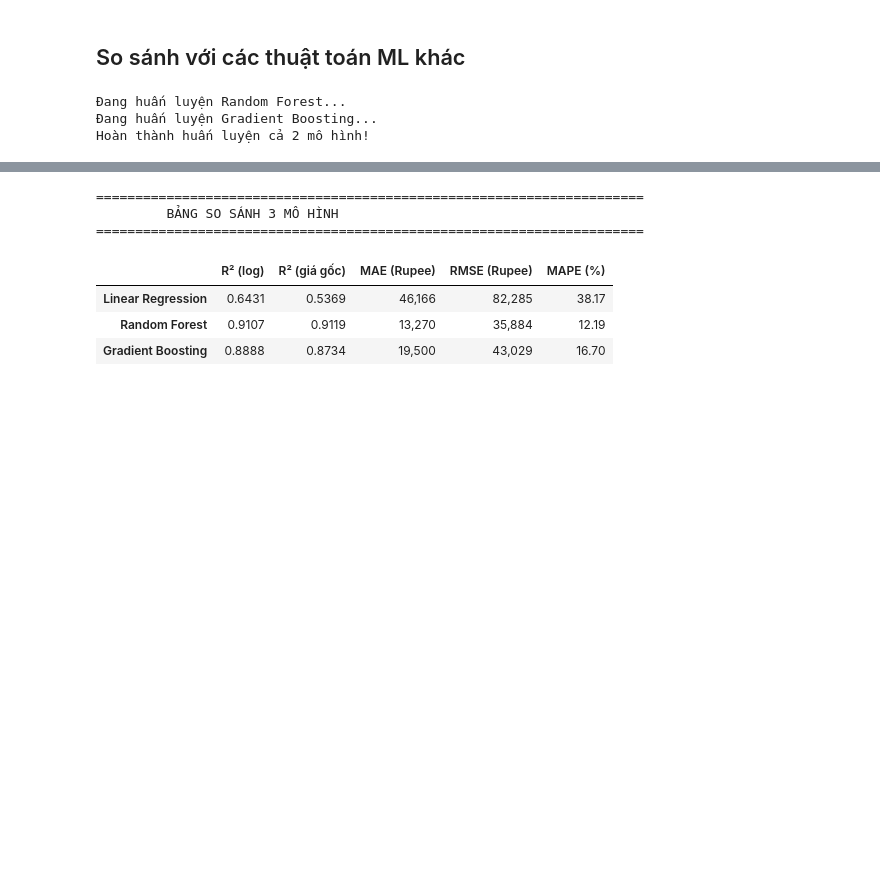
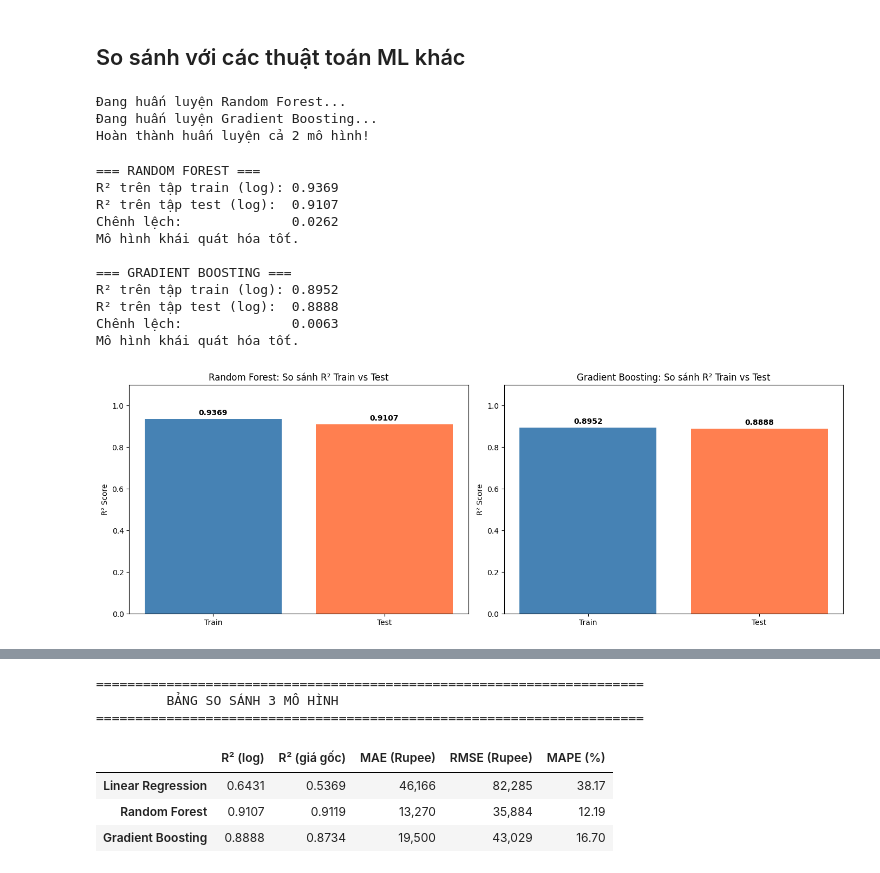
Before and after one commit to vyvy31082004/House-Price-Prediction, a Jupyter notebook: final.ipynb, the cells around one changed output, grey strips where cells are left out. Saved outputs shown, nothing was run; the diff lists cells and outputs as text; code cells hidden in the pictures; blank space fills up the shorter version.

```diff
--- a/final.ipynb
+++ b/final.ipynb
@@ -1030,3 +1030,70 @@ print("Hoàn thành huấn luyện cả 2 mô hình!")
 Đang huấn luyện Random Forest...
 Đang huấn luyện Gradient Boosting...
 Hoàn thành huấn luyện cả 2 mô hình!
+# %%
+# Đánh giá Overfitting cho Random Forest và Gradient Boosting
+
+# 1. Random Forest
+rf_train_pred_log = rf_model.predict(X_train_scaled)
+r2_train_rf = r2_score(y_train, rf_train_pred_log)
+r2_test_rf = r2_score(y_test, rf_pred_log)
+
+# 2. Gradient Boosting
+gb_train_pred_log = gb_model.predict(X_train_scaled)
+r2_train_gb = r2_score(y_train, gb_train_pred_log)
+r2_test_gb = r2_score(y_test, gb_pred_log)
+
+print("=== RANDOM FOREST ===")
+print(f"R² trên tập train (log): {r2_train_rf:.4f}")
+print(f"R² trên tập test (log):  {r2_test_rf:.4f}")
+print(f"Chênh lệch:              {r2_train_rf - r2_test_rf:.4f}")
+if r2_train_rf - r2_test_rf > 0.05:
+    print("Mô hình có dấu hiệu overfitting!")
+else:
+    print("Mô hình khái quát hóa tốt.")
+
+print("\n=== GRADIENT BOOSTING ===")
+print(f"R² trên tập train (log): {r2_train_gb:.4f}")
+print(f"R² trên tập test (log):  {r2_test_gb:.4f}")
+print(f"Chênh lệch:              {r2_train_gb - r2_test_gb:.4f}")
+if r2_train_gb - r2_test_gb > 0.05:
+    print("Mô hình có dấu hiệu overfitting!")
+else:
+    print("Mô hình khái quát hóa tốt.")
+
+# Vẽ biểu đồ so sánh
+fig, axes = plt.subplots(1, 2, figsize=(14, 5))
+
+# Biểu đồ RF
+bars_rf = axes[0].bar(['Train', 'Test'], [r2_train_rf, r2_test_rf], color=['steelblue', 'coral'])
+axes[0].set_ylabel('R² Score')
+axes[0].set_title('Random Forest: So sánh R² Train vs Test')
+axes[0].set_ylim(0, 1.1)
+for bar, val in zip(bars_rf, [r2_train_rf, r2_test_rf]):
+    axes[0].text(bar.get_x() + bar.get_width()/2, bar.get_height() + 0.01,
+            f'{val:.4f}', ha='center', va='bottom', fontweight='bold')
+
+# Biểu đồ GB
+bars_gb = axes[1].bar(['Train', 'Test'], [r2_train_gb, r2_test_gb], color=['steelblue', 'coral'])
+axes[1].set_ylabel('R² Score')
+axes[1].set_title('Gradient Boosting: So sánh R² Train vs Test')
+axes[1].set_ylim(0, 1.1)
+for bar, val in zip(bars_gb, [r2_train_gb, r2_test_gb]):
+    axes[1].text(bar.get_x() + bar.get_width()/2, bar.get_height() + 0.01,
+            f'{val:.4f}', ha='center', va='bottom', fontweight='bold')
+
+plt.tight_layout()
+plt.show()
+# %% [output]
+=== RANDOM FOREST ===
+R² trên tập train (log): 0.9369
+R² trên tập test (log):  0.9107
+Chênh lệch:              0.0262
+Mô hình khái quát hóa tốt.
+
+=== GRADIENT BOOSTING ===
+R² trên tập train (log): 0.8952
+R² trên tập test (log):  0.8888
+Chênh lệch:              0.0063
+Mô hình khái quát hóa tốt.
+[figure, added]
```
Also changed, not shown: parts of 7 cells of this notebook.
